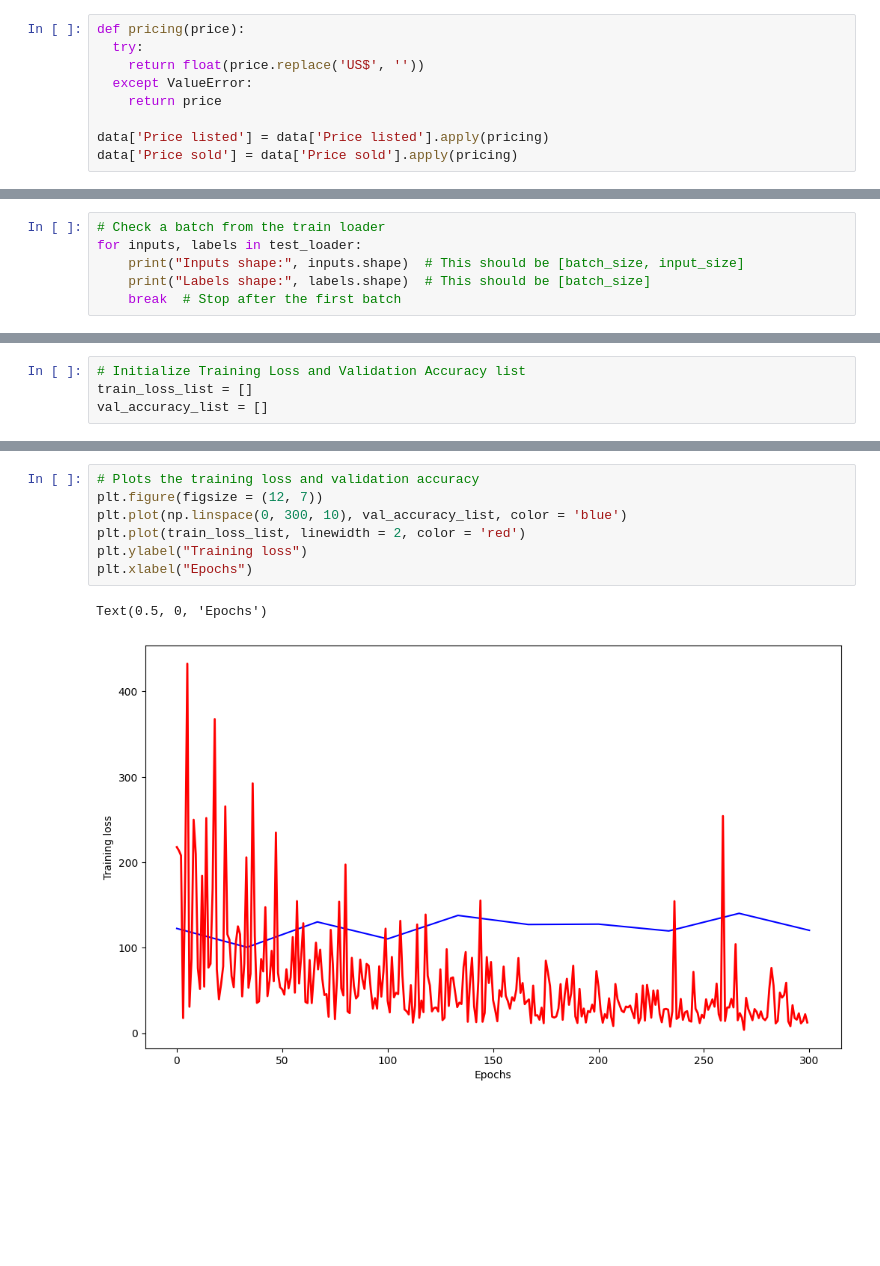
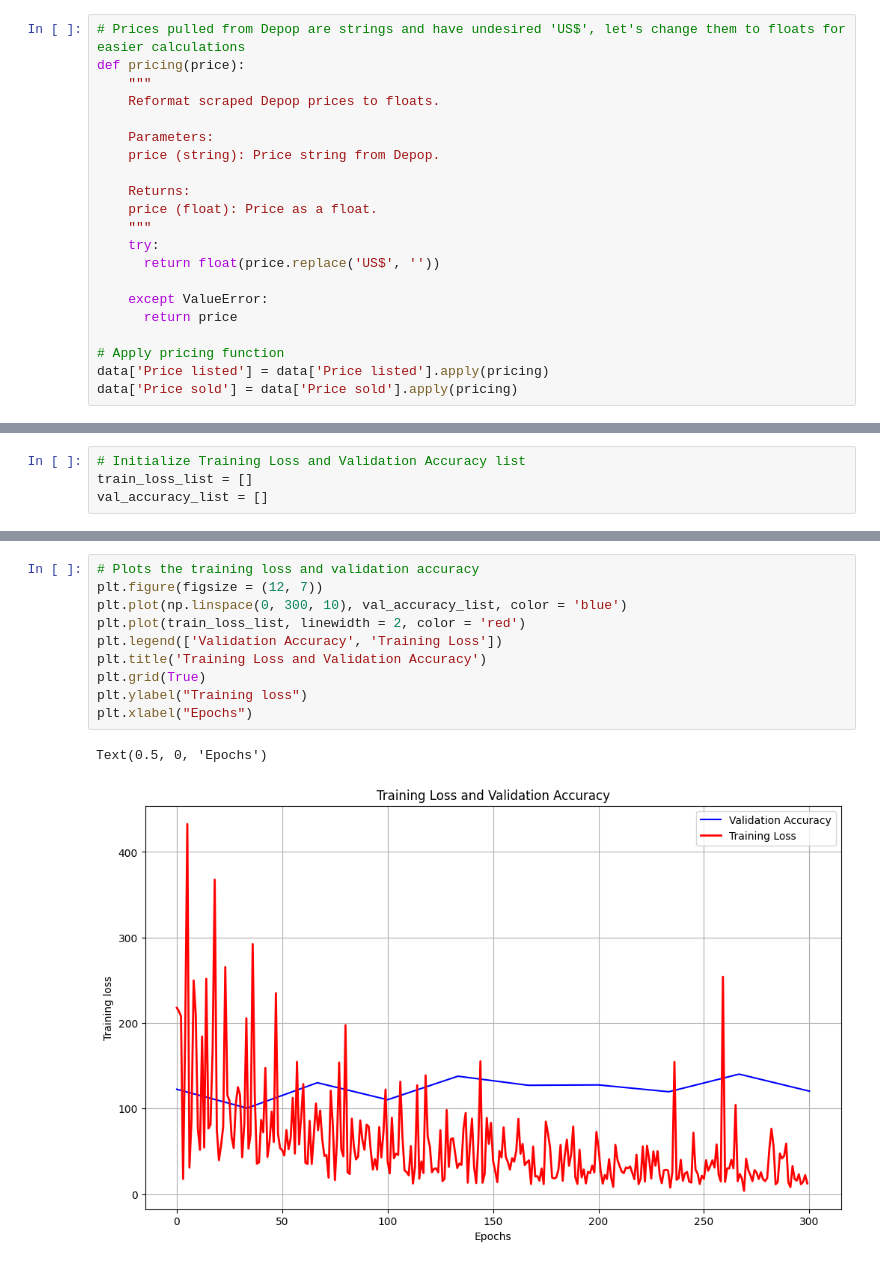
Before and after one commit to mmlegate/Depop-Data-Analysis, a Jupyter notebook: depop_nn.ipynb, the cells around one changed output, grey strips where cells are left out. Drawn from its saved outputs; the diff is of its cells as text; blank space fills up the shorter version.

```diff
--- a/depop_nn.ipynb
+++ b/depop_nn.ipynb
@@ -46,12 +49,24 @@ for i in indices[3:6]:
 # %% [output]
 [figure]
 # %%
+# Prices pulled from Depop are strings and have undesired 'US$', let's change them to floats for easier calculations
 def pricing(price):
-  try:
-    return float(price.replace('US$', ''))
-  except ValueError:
-    return price
+    """
+    Reformat scraped Depop prices to floats.
 
+    Parameters:
+    price (string): Price string from Depop.
+
+    Returns:
+    price (float): Price as a float.
+    """
+    try:
+      return float(price.replace('US$', ''))
+
+    except ValueError:
+      return price
+
+# Apply pricing function
 data['Price listed'] = data['Price listed'].apply(pricing)
 data['Price sold'] = data['Price sold'].apply(pricing)
 # %%
@@ -192,9 +225,3 @@ print("Dimensions of test data: ", test_inputs.shape)
 Dimensions of train data:  torch.Size([10, 50314])
 Dimensions of validation data:  torch.Size([10, 50314])
 Dimensions of test data:  torch.Size([10, 50314])
-# %%
-# Check a batch from the train loader
-for inputs, labels in test_loader:
-    print("Inputs shape:", inputs.shape)  # This should be [batch_size, input_size]
-    print("Labels shape:", labels.shape)  # This should be [batch_size]
-    break  # Stop after the first batch
@@ -285,11 +307,14 @@ Epoch [10/10], Validation Loss: 120.3867
 # %%
 # Plots the training loss and validation accuracy
 plt.figure(figsize = (12, 7))
 plt.plot(np.linspace(0, 300, 10), val_accuracy_list, color = 'blue')
 plt.plot(train_loss_list, linewidth = 2, color = 'red')
+plt.legend(['Validation Accuracy', 'Training Loss'])
+plt.title('Training Loss and Validation Accuracy')
+plt.grid(True)
 plt.ylabel("Training loss")
 plt.xlabel("Epochs")
 # %% [output]
 Text(0.5, 0, 'Epochs')
-[figure, old version]
+[figure, new version]
 # %%
```
Also changed, not shown: parts of 14 cells of this notebook.
